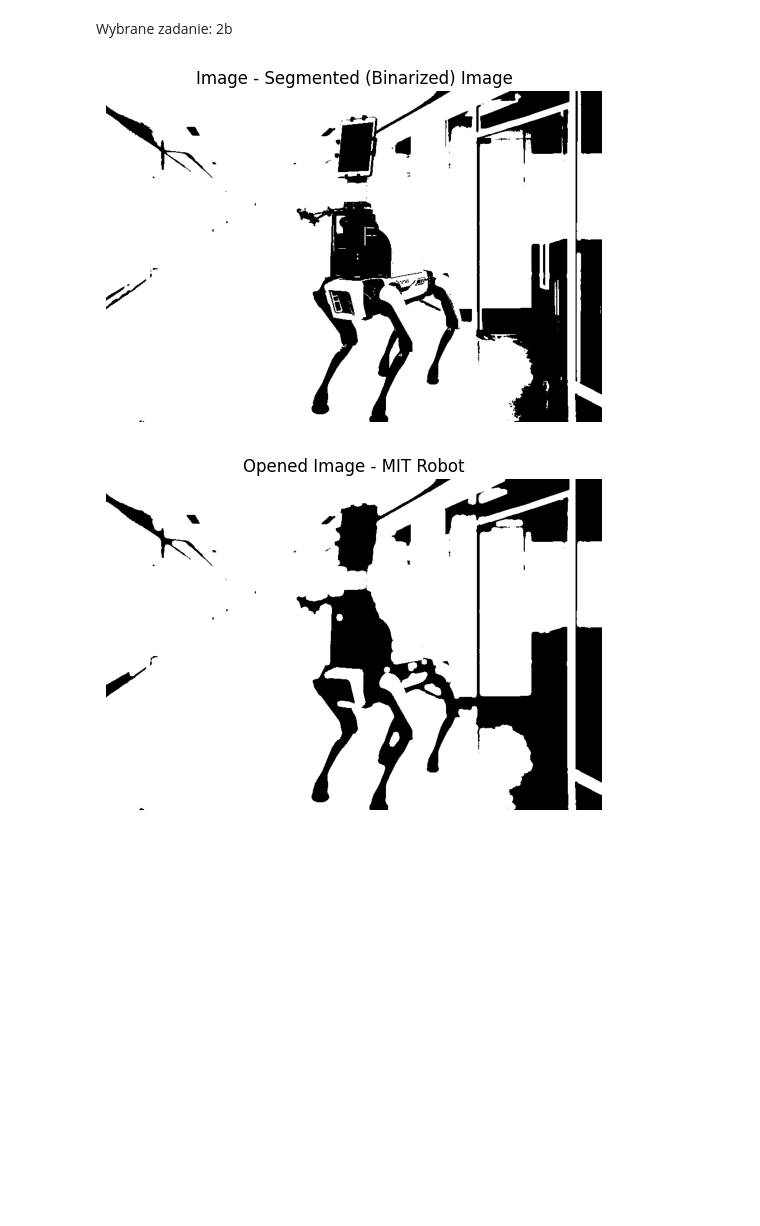
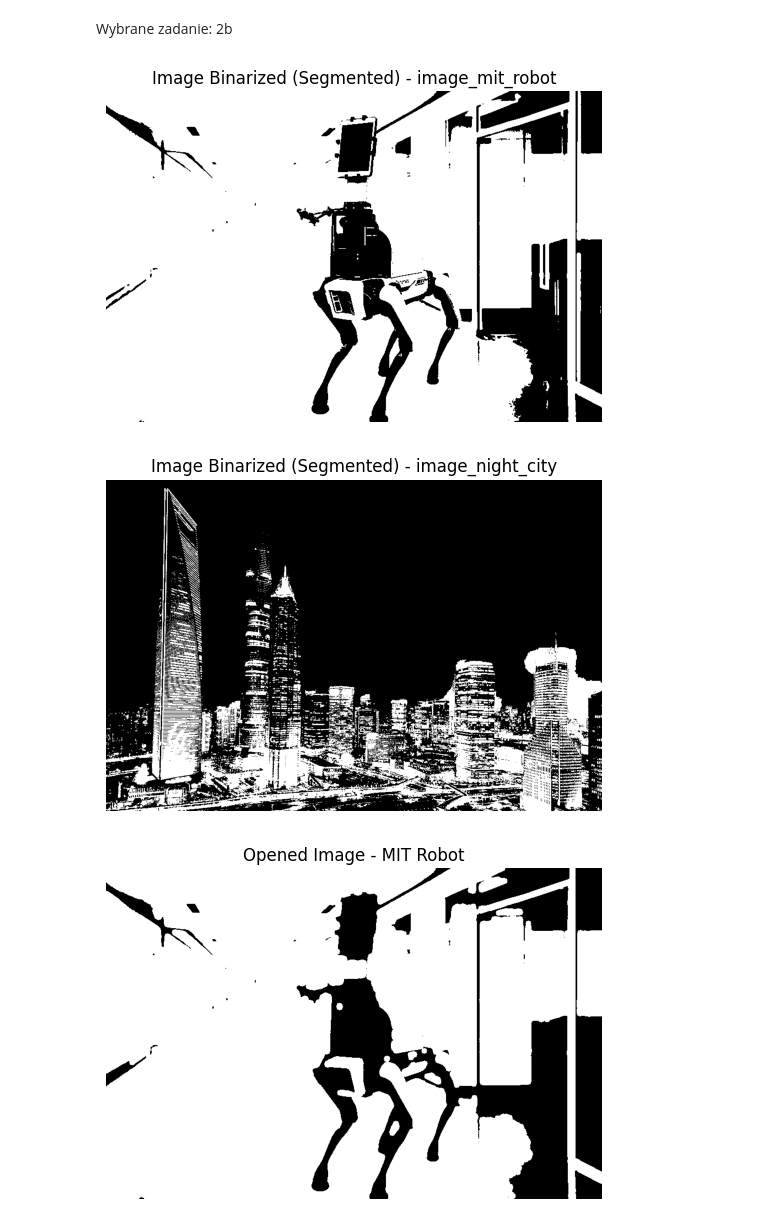
Before and after one commit to PsimonL/ImageProcessing, a Jupyter notebook: Lab6/main.ipynb, the cells around one changed output. Drawn from its saved outputs; the diff is of its cells as text; code cells hidden in the pictures; blank space fills up the shorter version.

```diff
--- a/Lab6/main.ipynb
+++ b/Lab6/main.ipynb
@@ -139,12 +144,14 @@ Wybrane zadanie: 2b
 # %%
 image_mit_robot_path = "images/mit_robot.jpg"
 image_mit_robot = cv2.imread(image_mit_robot_path, cv2.IMREAD_GRAYSCALE)
+image_night_city_path = "images/night-city.jpeg"
+image_night_city= cv2.imread(image_night_city_path, cv2.IMREAD_GRAYSCALE)
 # %%
 def binarize_image(gray_image, name):
     otsu_threshold, binary_image = cv2.threshold(gray_image, 0, 255, cv2.THRESH_BINARY + cv2.THRESH_OTSU)
     plt.imshow(binary_image, cmap='gray')
     plt.axis('off')
-    plt.title(f'Image - {name}')
+    plt.title(f'Image Binarized (Segmented) - {name}')
     plt.show()
     return binary_image
 # %%
@@ -165,8 +169,10 @@ def apply_morphological_operations(binary_image, name):
     plt.axis('off')
     plt.title(f'Closed Image - {name}')
     plt.show()
-# %%
-binarized_mit_robot_image = binarize_image(image_mit_robot, 'Segmented (Binarized) Image')
-# %% [output]
-[figure, removed]
+# %%
+binarized_mit_robot_image = binarize_image(image_mit_robot, 'image_mit_robot')
+binarized_night_city_image = binarize_image(image_night_city, 'image_night_city')
+# %% [output]
+[figure, added]
+[figure, added]
 # %%
```
Also changed, not shown: parts of 10 cells of this notebook, 3 other files.
